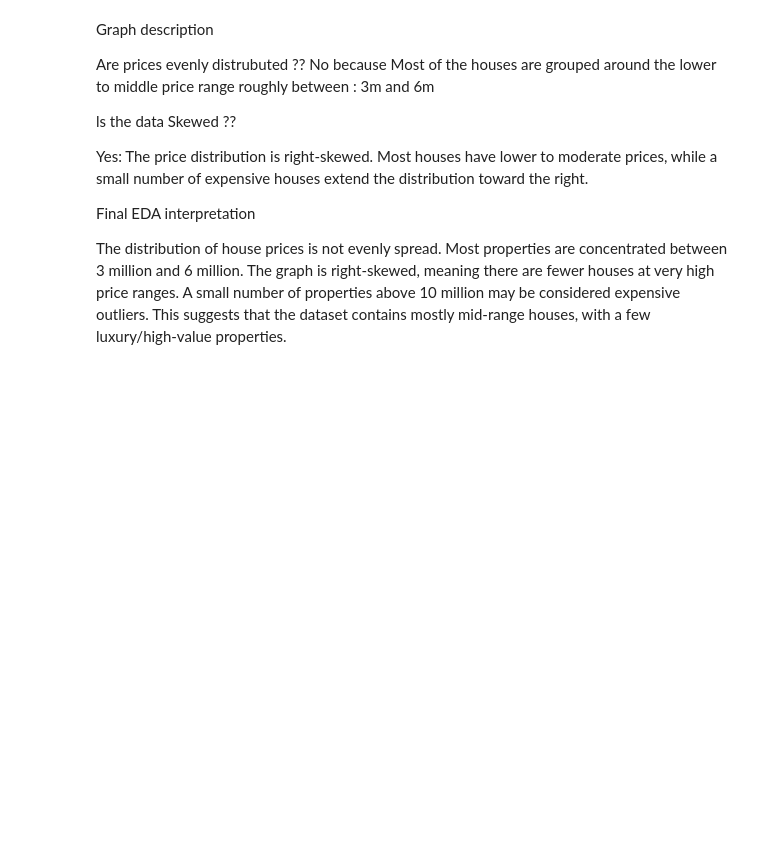
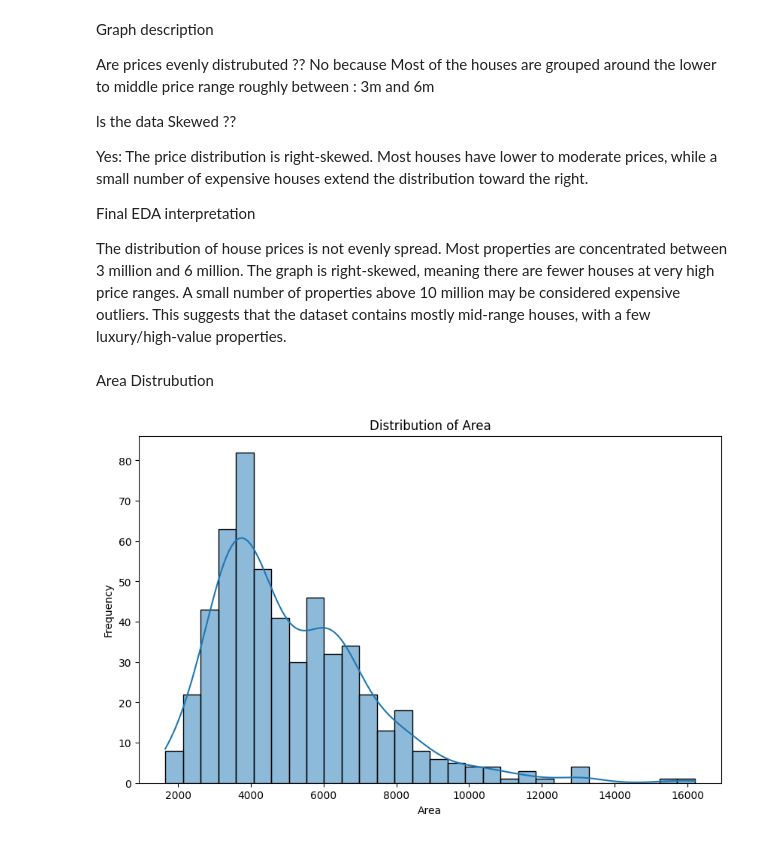
Before and after one commit to dzimati05/house-price-zimbabwe-analysis, a Jupyter notebook: notebooks/analysis.ipynb, the cells around one changed output. Drawn from its saved outputs; the diff is of its cells as text; code cells hidden in the pictures; blank space fills up the shorter version.

Commit message:
Area Distrubution

```diff
--- a/notebooks/analysis.ipynb
+++ b/notebooks/analysis.ipynb
@@ -135,3 +135,14 @@ Yes: The price distribution is right-skewed. Most houses have lower to moderate
 Final EDA interpretation
 
 The distribution of house prices is not evenly spread. Most properties are concentrated between 3 million and 6 million. The graph is right-skewed, meaning there are fewer houses at very high price ranges. A small number of properties above 10 million may be considered expensive outliers. This suggests that the dataset contains mostly mid-range houses, with a few luxury/high-value properties.
+# %% [markdown]
+Area Distrubution
+# %%
+plt.figure(figsize=(10, 6))
+sns.histplot(df["area"], bins=30, kde=True)
+plt.title('Distribution of Area')
+plt.xlabel('Area')
+plt.ylabel('Frequency')
+plt.show()
+# %% [output]
+[figure, added]
```
Also changed, not shown: parts of 1 cell of this notebook.
